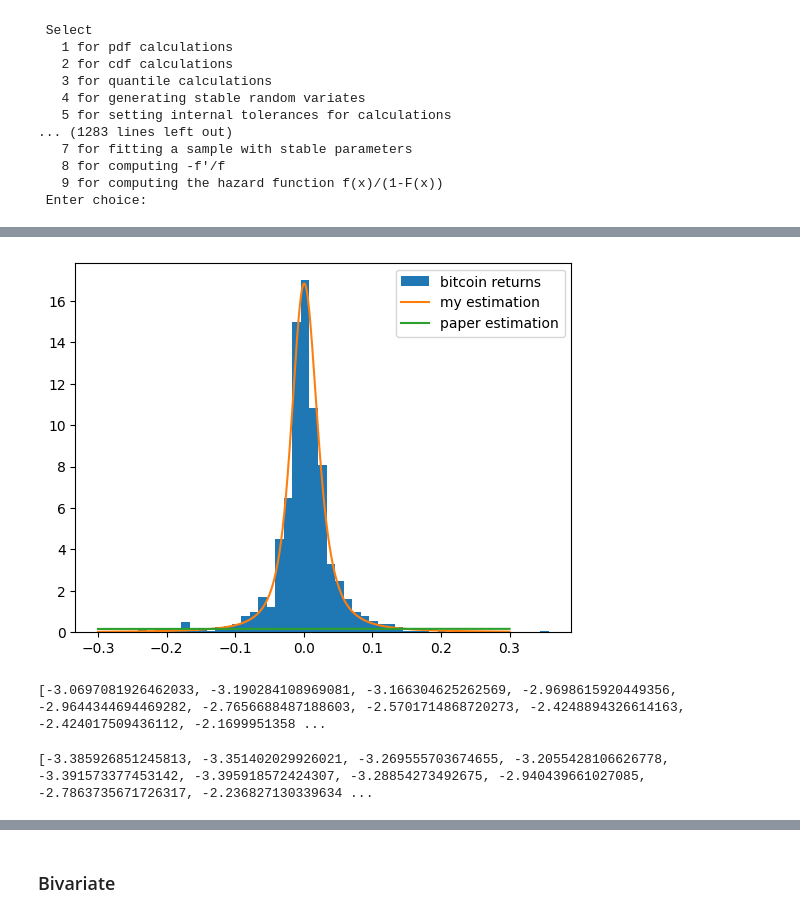
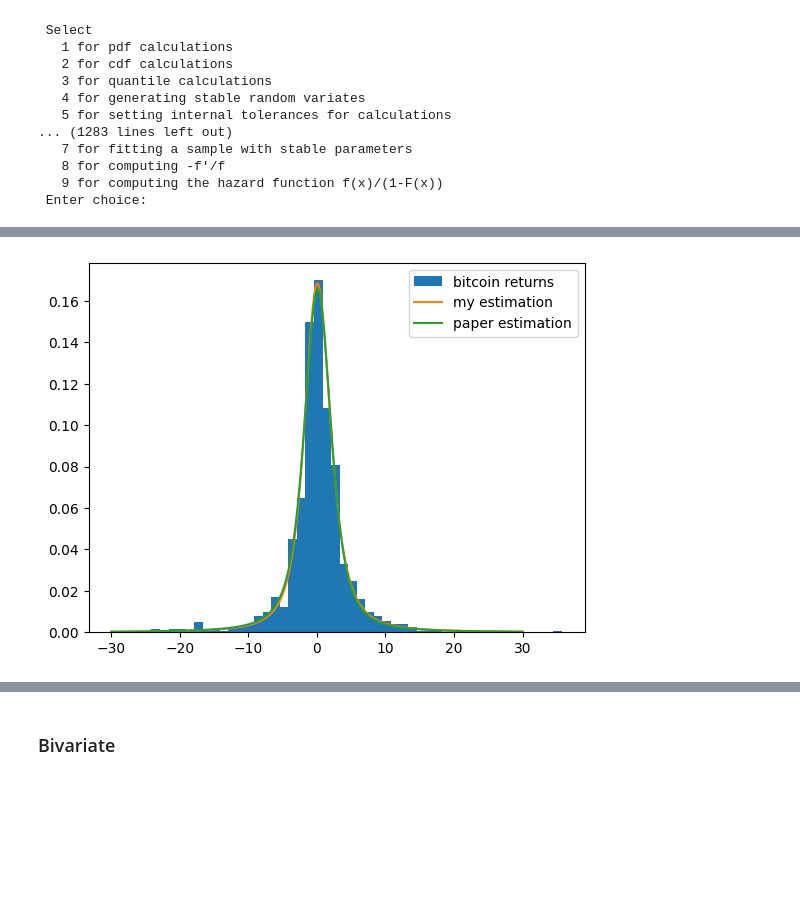
Before and after one commit to BogChamp/cryptocurrency_modelling, a Jupyter notebook: work.ipynb, the cells around one changed output, grey strips where cells are left out. Saved outputs shown, nothing was run; the diff lists cells and outputs as text; code cells hidden in the pictures; blank space fills up the shorter version.

```diff
--- a/work.ipynb
+++ b/work.ipynb
@@ -132,19 +129,19 @@ start = len(bitcoin_log_returns)
 bitcoin_chunks = []
 for i in range(10):
     bitcoin_chunks.append(bitcoin_log_returns[start - shift * i - chunk_size : start - shift * i])
-bitcoin_chunks = np.array(bitcoin_chunks)[::-1]
+bitcoin_chunks = np.array(bitcoin_chunks[::-1])
 
 start = len(litecoin_log_returns)
 litecoin_chunks = []
 for i in range(10):
     litecoin_chunks.append(litecoin_log_returns[start - shift * i - chunk_size : start - shift * i])
-litecoin_chunks = np.array(litecoin_chunks)[::-1]
+litecoin_chunks = np.array(litecoin_chunks[::-1])
 
 start = len(ripple_log_returns)
 ripple_chunks = []
 for i in range(8):
     ripple_chunks.append(ripple_log_returns[start - shift * i - chunk_size  : start - shift * i])
-ripple_chunks = np.array(ripple_chunks)[::-1]
+ripple_chunks = np.array(ripple_chunks[::-1])
 # %% [markdown]
 ### 1 dimension
 # %%
@@ -207,23 +214,17 @@ res
     njev: 1
 # %% [markdown]
 # MY ATTEMPTS END(((
-# %%
-for i in range(10):
-    with open(f'bitcoin{i}.txt', 'w') as f:
-        f.write('\n'.join((bitcoin_chunks[i]).astype(str)))
-        f.write('\n')
-
-for i in range(10):
-    with open(f'litecoin{i}.txt', 'w') as f:
-        f.write('\n'.join((litecoin_chunks[i]).astype(str)))
-        f.write('\n')
 # %%
 bitcoin_estimated_params = []
 
+with open('commands.txt', 'w') as f:
+    commands = '\n'.join(['7', 'bitcoin.txt', '1', 'Y', 'N'])
+    f.write(commands)
+    f.write('\n')
+
 for i in range(10):
-    with open('commands.txt', 'w') as f:
-        commands = '\n'.join(['7', f'bitcoin{i}.txt', '1', 'Y', 'N'])
-        f.write(commands)
+    with open('bitcoin.txt', 'w') as f:
+        f.write('\n'.join((bitcoin_chunks[i]).astype(str)))
         f.write('\n')
 
     os.system('cat commands.txt | ./stablec.exe')
@@ -234,14 +235,18 @@ for i in range(10):
     estimated_params = np.fromiter(map(float, tmp.strip().split('\n')[-2].split()[2:]), dtype=float)
     bitcoin_estimated_params.append(estimated_params)
 
-bitcoin_estimated_params = np.array(bitcoin_estimated_params)[::-1]
+bitcoin_estimated_params = np.array(bitcoin_estimated_params)
 
 litecoin_estimated_params = []
 
+with open('commands.txt', 'w') as f:
+    commands = '\n'.join(['7', 'litecoin.txt', '1', 'Y', 'N'])
+    f.write(commands)
+    f.write('\n')
+
 for i in range(10):
-    with open('commands.txt', 'w') as f:
-        commands = '\n'.join(['7', f'litecoin{i}.txt', '1', 'Y', 'N'])
-        f.write(commands)
+    with open('litecoin.txt', 'w') as f:
+        f.write('\n'.join((litecoin_chunks[i]).astype(str)))
         f.write('\n')
 
     os.system('cat commands.txt | ./stablec.exe')
@@ -252,7 +257,7 @@ for i in range(10):
     estimated_params = np.fromiter(map(float, tmp.strip().split('\n')[-2].split()[2:]), dtype=float)
     litecoin_estimated_params.append(estimated_params)
 
-litecoin_estimated_params = np.array(litecoin_estimated_params)[::-1]
+litecoin_estimated_params = np.array(litecoin_estimated_params)
 # %% [output]
   STABLE  3.14.02 (2005/02/28)   Serial number        131
   Copyright 1997-2003 John P. Nolan (jpnolan@american.edu)
@@ -274,15 +307,15 @@ litecoin_estimated_params = np.array(litecoin_estimated_params)[::-1]
 # %%
 est_params = bitcoin_estimated_params[0]
 
-x = np.linspace(-0.3, 0.3, 1000)
+x = np.linspace(-30, 30, 1000)
 plt.hist(bitcoin_chunks[0], bins=50, density=True, label='bitcoin returns')
 plt.plot(x, levy_stable.pdf(x, est_params[0], est_params[1], est_params[3], est_params[2]), label='my estimation')
 plt.plot(x, levy_stable.pdf(x, 1.319, -0.014, 0.064, 1.768), label='paper estimation')
 
 plt.legend()
 plt.show()
 # %% [output]
-[figure, old version]
+[figure, new version]
 # %%
 bitcoin_statistics = []
 
@@ -299,10 +332,6 @@ for i, samples in enumerate(tqdm(bitcoin_chunks)):
 
     A_2 = -len(sorted_samples) - S
     bitcoin_statistics.append(A_2)
-# %%
-print(bitcoin_statistics)
-# %% [output]
-[-3.0697081926462033, -3.190284108969081, -3.166304625262569, -2.9698615920449356, -2.9644344694469282, -2.7656688487188603, -2.5701714868720273, -2.4248894326614163, -2.424017509436112, -2.1699951358 ...
 # %%
 litecoin_statistics = []
 
@@ -320,7 +349,3 @@ for i, samples in enumerate(tqdm(litecoin_chunks)):
 
     A_2 = -len(sorted_samples) - S
     litecoin_statistics.append(A_2)
-# %%
-print(litecoin_statistics)
-# %% [output]
-[-3.385926851245813, -3.351402029926021, -3.269555703674655, -3.2055428106626778, -3.391573377453142, -3.395918572424307, -3.28854273492675, -2.940439661027085, -2.7863735671726317, -2.236827130339634 ...
```
Also changed, not shown: parts of 25 cells of this notebook.
